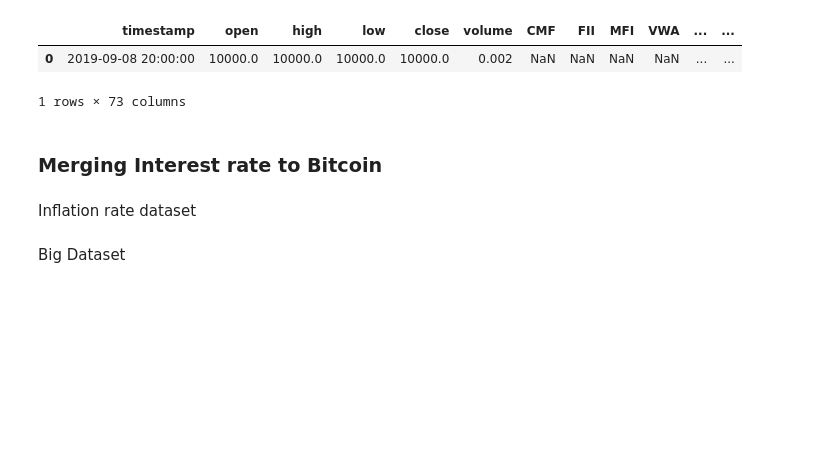
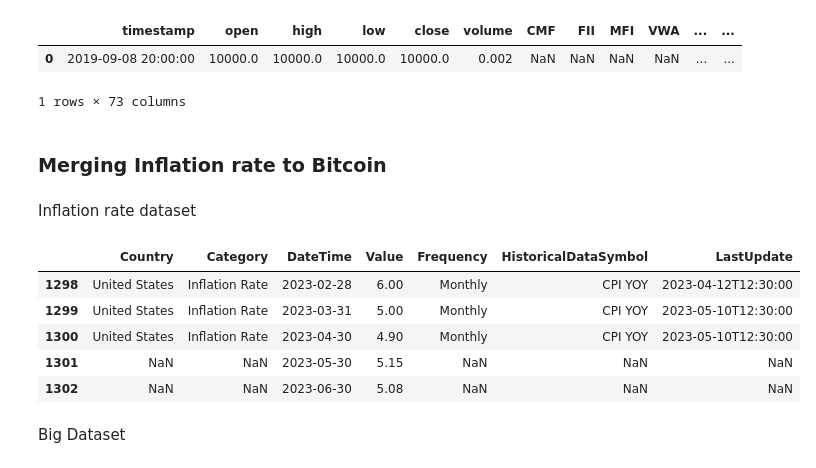
Before and after one commit to MehmetSever09/assist_trader, a Jupyter notebook: notebook/Merged_Dataframe-Ferdinand.ipynb, the cells around one changed output. Drawn from its saved outputs; the diff is of its cells as text; code cells hidden in the pictures; blank space fills up the shorter version.

```diff
--- a/notebook/Merged_Dataframe-Ferdinand.ipynb
+++ b/notebook/Merged_Dataframe-Ferdinand.ipynb
@@ -353,5 +385,5 @@ data = data.drop(["datetime_d", "DateTime"], axis = 1)
 # %% [markdown]
-### Merging Interest rate to Bitcoin
+### Merging Inflation rate to Bitcoin
 # %% [markdown]
 Inflation rate dataset
 # %%
@@ -359,4 +395,13 @@ data_inf_us = pd.read_csv("../raw_data/historical_country_United_States_indicato
 # %%
 data_inf_us['DateTime'] = pd.to_datetime(data_inf_us['DateTime'])
+# %%
+data_inf_us.tail(5)
+# %% [output]
+|  | Country | Category | DateTime | Value | Frequency | HistoricalDataSymbol | LastUpdate |
+| 1298 | United States | Inflation Rate | 2023-02-28 | 6.00 | Monthly | CPI YOY | 2023-04-12T12:30:00 |
+| 1299 | United States | Inflation Rate | 2023-03-31 | 5.00 | Monthly | CPI YOY | 2023-05-10T12:30:00 |
+| 1300 | United States | Inflation Rate | 2023-04-30 | 4.90 | Monthly | CPI YOY | 2023-05-10T12:30:00 |
+| 1301 | NaN | NaN | 2023-05-30 | 5.15 | NaN | NaN | NaN |
+| 1302 | NaN | NaN | 2023-06-30 | 5.08 | NaN | NaN | NaN |
 # %%
 data_inf_us['datetime_M'] = data_inf_us['DateTime'].dt.to_period('M').dt.strftime('%Y-%m')
```
Also changed, not shown: parts of 50 cells of this notebook, 5 other files.
